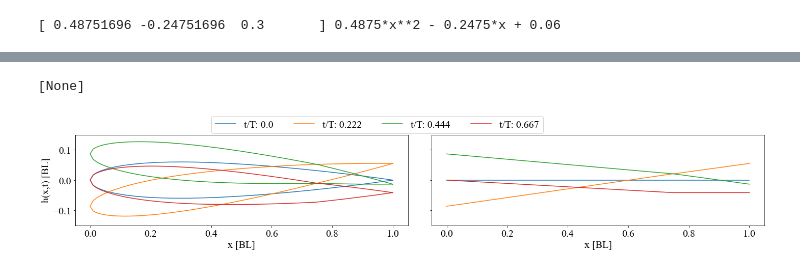
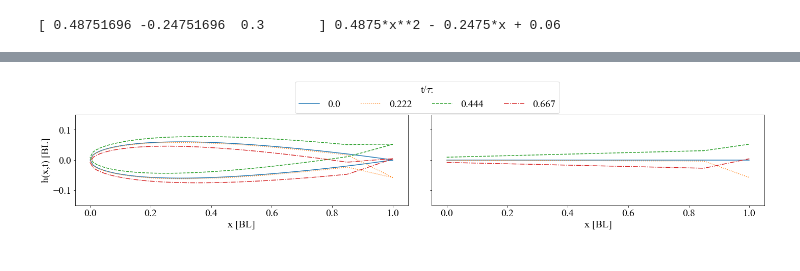
Before and after one commit to michaelcoe/Ika-Flow, a Jupyter notebook: motion_solver.ipynb, the cells around one changed output, grey strips where cells are left out. Cells and saved outputs as stored; diff of their text form; code cells hidden in the pictures.

```diff
--- a/motion_solver.ipynb
+++ b/motion_solver.ipynb
@@ -532,4 +476,5 @@ def gymnotiform(t, x, length, waveNumber, omega, angle):
 # %%
+amplitude_ = np.array([0.05, -0.825, 1.625])
 length_ = 0.225
 St = 0.3
 U = 1.0
@@ -539,21 +484,21 @@ T = 1/f
 omega_ = 2 * np.pi * f
 lam = 1.0
 waveNumber_ = 2*np.pi/lam
-angle_ = 30
+pivot_ = 0.85
+angle_ = 16
+phase_ = 90
 
 time = np.linspace(0, 1*(1/f), 50)
 
 x = np.linspace(0, length_, 100)
 
-fig6, ax6 = plt.subplots(figsize=(12,10))
+fig8, ax8 = plt.subplots(figsize=(12,10))
 
 for i, t in enumerate(time):
-    y = gymnotiform(t, x, length_, waveNumber_, omega_, angle_)
-    ax6.plot(x/length_, y/length_, 'k', label=str(np.round(t/T, 3)))
+    y = ostraciiform(t, x, amplitude_, length_, waveNumber_, omega_, pivot_, angle_, phase_)
+    ax8.plot(x/length_, y/length_, 'k', label=str(np.round(t/T, 3)))
 
-ax6.set_xlabel('x [BL]')
-ax6.set_ylabel('h(x,t) [BL]')
-#ax5.set_ylim([-0.15, 0.15])
-#ax3.legend(title='t / $\\tau$', ncol=6, bbox_to_anchor=(1.02, 1.15))
-#fig6.savefig(Path(r'./figures').joinpath('gymnotiformMotion.pdf'), facecolor='w', dpi=600)
+ax8.set_xlabel('x [BL]')
+ax8.set_ylabel('h(x,t) [BL]')
+fig8.savefig(Path(r'./figures').joinpath('ostraciiformMotion.pdf'), facecolor='w', dpi=300, bbox_inches='tight')
 # %% [output]
@@ -637,5 +506,6 @@ Text(0, 0.5, 'h(x,t) [BL]')
 # %%
-length_ = 1.0
+amplitude_ = np.array([0.05, -0.825, 1.625])
+length_ = 0.225
 St = 0.3
 U = 1.0
 A_p2p = 0.2
@@ -644,61 +514,46 @@ T = 1/f
 omega_ = 2 * np.pi * f
 lam = 1.0
 waveNumber_ = 2*np.pi/lam
-pivot_ = 0.75
-angle_ = 9
-phase_ = -90
-
-
-x_head = 0.0
-x_com = 0.33
-x_tail = 1.0
-
-A_head = 0.02
-A_com = 0.00
-A_tail = 0.02
-
-# solving for the coefficients
-X = np.array([[1, x_head, x_head**2],[1, x_com, x_com**2], [1, x_tail, x_tail**2]])
-A = np.array([[A_head], [A_com], [A_tail]])
-C = np.linalg.solve(X, A)
-C = C.flatten()
-
-amplitude_ = np.array([0.1, C[1]*10, C[2]*10])
+pivot_ = 0.85
+angle_ = 20
+phase_ = 90
 
 time = np.linspace(0, 1*(1/f), 4)
 
 x = np.linspace(0, length_, 100)
 y = np.zeros(100)
 
-fig7, axs = plt.subplots(1, 2, figsize=(20,10), facecolor='w', sharey=True)
-fig7.tight_layout()
+fig9, axs = plt.subplots(1, 2, figsize=(20,10), facecolor='w', sharey=True)
+fig9.tight_layout()
+
+marker = ['solid', 'dotted', 'dashed', 'dashdot', 'solid']
 
 for i, t in enumerate(time):
     if i==0:
         x_new, y_new = ar.convert_to_coordinates(X_airfoil, Y_airfoil)
-        axs[0].plot(x_new, y_new, label=str(np.round(t, 3)))
-        axs[1].plot(x/length_, y/length_,label='t/T: ' + str(np.round(t, 3)))
+        axs[0].plot(x_new, y_new,  linestyle=marker[i],label=str(np.round(t, 3)))
+        axs[1].plot(x/length_, y/length_,  linestyle=marker[i], label=str(np.round(t, 3)))
     else:
         y = ostraciiform(t, x, amplitude_, length_, waveNumber_, omega_, pivot_, angle_, phase_)
-        axs[1].plot(x/length_, y/length_,label='t/T: ' + str(np.round(t, 3)))
+        axs[1].plot(x/length_, y/length_, linestyle=marker[i], label=str(np.round(t, 3)))
 
-        y_top = ostraciiform(t, x, amplitude_, length_, waveNumber_, omega_, pivot_, angle_, phase_)
-        y_bottom = ostraciiform(t, x, amplitude_, length_, waveNumber_, omega_, pivot_, angle_, phase_)
+        y_top = ostraciiform(t, X_airfoil[0], amplitude_, 1.0, waveNumber_, omega_, pivot_, angle_, phase_)
+        y_bottom = ostraciiform(t, X_airfoil[1], amplitude_, 1.0, waveNumber_, omega_, pivot_, angle_, phase_)
 
         Y_new = np.add(Y_airfoil, np.array([y_top, y_bottom]))
         x_new, y_new = ar.convert_to_coordinates(X_airfoil, Y_new)
-        axs[0].plot(x_new, y_new, label=str(np.round(t, 3)))
+        axs[0].plot(x_new, y_new,  linestyle=marker[i], label=str(np.round(t, 3)))
 
 axs[1].set_xlabel('x [BL]')
 #axs[1].set_ylabel('h(x,t) [BL]')
 axs[1].set_ylim([-0.15, 0.15])
 axs[1].set(aspect=1)
 
 axs[0].set_xlabel('x [BL]')
 axs[0].set_ylabel('h(x,t) [BL]')
 axs[0].set_ylim([-0.15, 0.15])
-axs[1].legend(ncol=4, bbox_to_anchor=(0.35, 1.26))
+axs[1].legend(title = 't/$\\tau$: ', ncol=5, bbox_to_anchor=(0.40, 1.42))
 axs[0].set(aspect=1)
+fig9.savefig(Path(r'./figures').joinpath('ostraciiform_visualization.pdf'), facecolor='w', dpi=300, bbox_inches='tight')
 # %% [output]
-[None]
-[figure, old version]
+[figure, new version]
```
Also changed, not shown: parts of 14 cells of this notebook.
